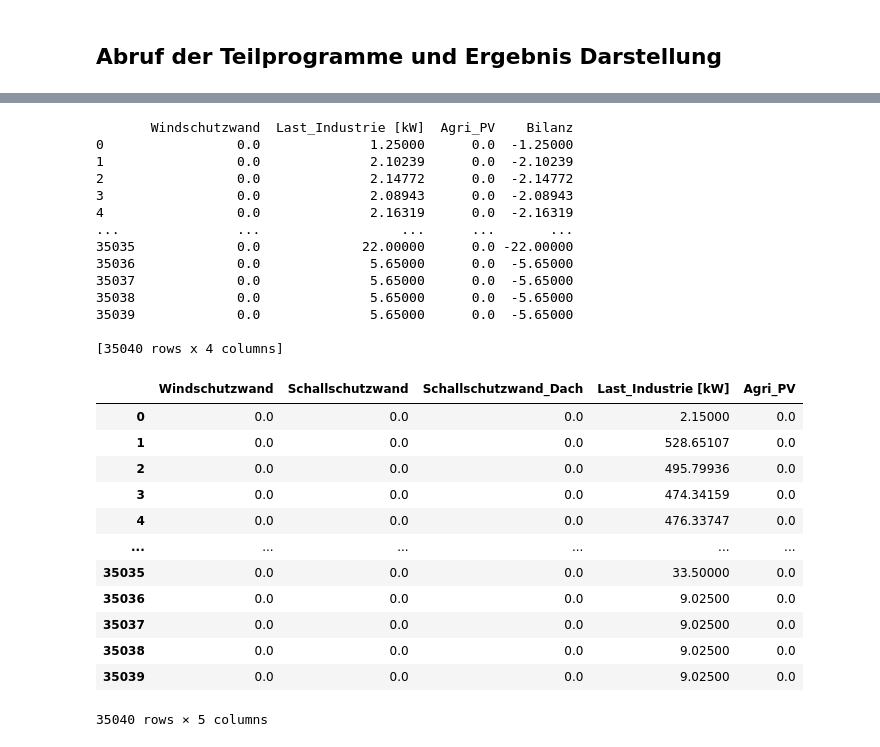
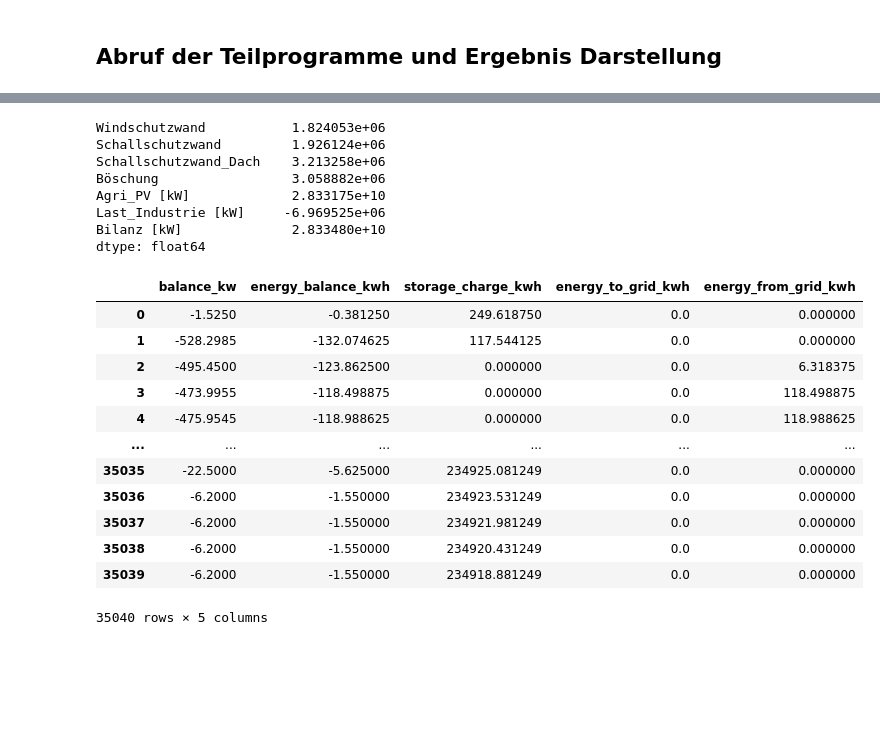
Before and after one commit to moend95/IEEJ-energy_system_modelling, a Jupyter notebook: merge_teilprojekte_test/res_df_plots_etc.ipynb, the cells around one changed output, grey strips where cells are left out. Cells and saved outputs as stored; diff of their text form; code cells hidden in the pictures; blank space fills up the shorter version.

```diff
--- a/merge_teilprojekte_test/res_df_plots_etc.ipynb
+++ b/merge_teilprojekte_test/res_df_plots_etc.ipynb
@@ -164,12 +174,0 @@ Jahresenergie je PV-Typ:
-# %%
-#--------------------------------------------------------
-#INDUSTRIEGEBIET
-#--------------------------------------------------------
-df_industrie = pd.DataFrame()
-df_industrie = IndustryLoadAggregator().run_interactive() #return lastgang als df oder output path
-#falls output path, dann die csv einlesen
-res_df['Last_Industrie [kW]'] = df_industrie['Gesamtlast [kW]']
-print(df_industrie.head())
-print(df_industrie.describe())
-print(res_df.head())
-print(res_df.describe())
@@ -397,18 +450,38 @@ Freq: 15min, Length: 35040, dtype: float64
 # %%
-print(res_df)
+print(res_df.sum(axis=0)/4)
 # %% [output]
-       Windschutzwand  Last_Industrie [kW]  Agri_PV    Bilanz
-0                 0.0              1.25000      0.0  -1.25000
-1                 0.0              2.10239      0.0  -2.10239
-2                 0.0              2.14772      0.0  -2.14772
-3                 0.0              2.08943      0.0  -2.08943
-4                 0.0              2.16319      0.0  -2.16319
-...               ...                  ...      ...       ...
-35035             0.0             22.00000      0.0 -22.00000
-35036             0.0              5.65000      0.0  -5.65000
-35037             0.0              5.65000      0.0  -5.65000
-35038             0.0              5.65000      0.0  -5.65000
-35039             0.0              5.65000      0.0  -5.65000
-
-[35040 rows x 4 columns]
+Windschutzwand           1.824053e+06
+Schallschutzwand         1.926124e+06
+Schallschutzwand_Dach    3.213258e+06
+Böschung                 3.058882e+06
+Agri_PV [kW]             2.833175e+10
+Last_Industrie [kW]     -6.969525e+06
+Bilanz [kW]              2.833480e+10
+dtype: float64
+# %%
+
+# Mit Effizienz von 95% beim Laden und Entladen
+storage = BatteryStorageEff(
+    max_capacity_kwh=235000,
+    initial_charge_kwh=250,
+    charge_efficiency=0.9,
+    discharge_efficiency=1
+)
+# %%
+bat_result = storage.process_balance(res_df['Bilanz [kW]'], timestep_hours=0.25)
+bat_result
+# %% [output]
+|  | balance_kw | energy_balance_kwh | storage_charge_kwh | energy_to_grid_kwh | energy_from_grid_kwh |
+| 0 | -1.5250 | -0.381250 | 249.618750 | 0.0 | 0.000000 |
+| 1 | -528.2985 | -132.074625 | 117.544125 | 0.0 | 0.000000 |
+| 2 | -495.4500 | -123.862500 | 0.000000 | 0.0 | 6.318375 |
+| 3 | -473.9955 | -118.498875 | 0.000000 | 0.0 | 118.498875 |
+| 4 | -475.9545 | -118.988625 | 0.000000 | 0.0 | 118.988625 |
+| ... | ... | ... | ... | ... | ... |
+| 35035 | -22.5000 | -5.625000 | 234925.081249 | 0.0 | 0.000000 |
+| 35036 | -6.2000 | -1.550000 | 234923.531249 | 0.0 | 0.000000 |
+| 35037 | -6.2000 | -1.550000 | 234921.981249 | 0.0 | 0.000000 |
+| 35038 | -6.2000 | -1.550000 | 234920.431249 | 0.0 | 0.000000 |
+| 35039 | -6.2000 | -1.550000 | 234918.881249 | 0.0 | 0.000000 |
+35040 rows × 5 columns
 # %%
@@ -417,16 +488,0 @@ lala = pd.read_csv("./outputs/res_df.csv", index_col=0)
-# %%
-lala
-# %% [output]
-|  | Windschutzwand | Schallschutzwand | Schallschutzwand_Dach | Last_Industrie [kW] | Agri_PV |
-| 0 | 0.0 | 0.0 | 0.0 | 2.15000 | 0.0 |
-| 1 | 0.0 | 0.0 | 0.0 | 528.65107 | 0.0 |
-| 2 | 0.0 | 0.0 | 0.0 | 495.79936 | 0.0 |
-| 3 | 0.0 | 0.0 | 0.0 | 474.34159 | 0.0 |
-| 4 | 0.0 | 0.0 | 0.0 | 476.33747 | 0.0 |
-| ... | ... | ... | ... | ... | ... |
-| 35035 | 0.0 | 0.0 | 0.0 | 33.50000 | 0.0 |
-| 35036 | 0.0 | 0.0 | 0.0 | 9.02500 | 0.0 |
-| 35037 | 0.0 | 0.0 | 0.0 | 9.02500 | 0.0 |
-| 35038 | 0.0 | 0.0 | 0.0 | 9.02500 | 0.0 |
-| 35039 | 0.0 | 0.0 | 0.0 | 9.02500 | 0.0 |
-35040 rows × 5 columns
```
Also changed, not shown: parts of 20 cells of this notebook, 2 other files.
